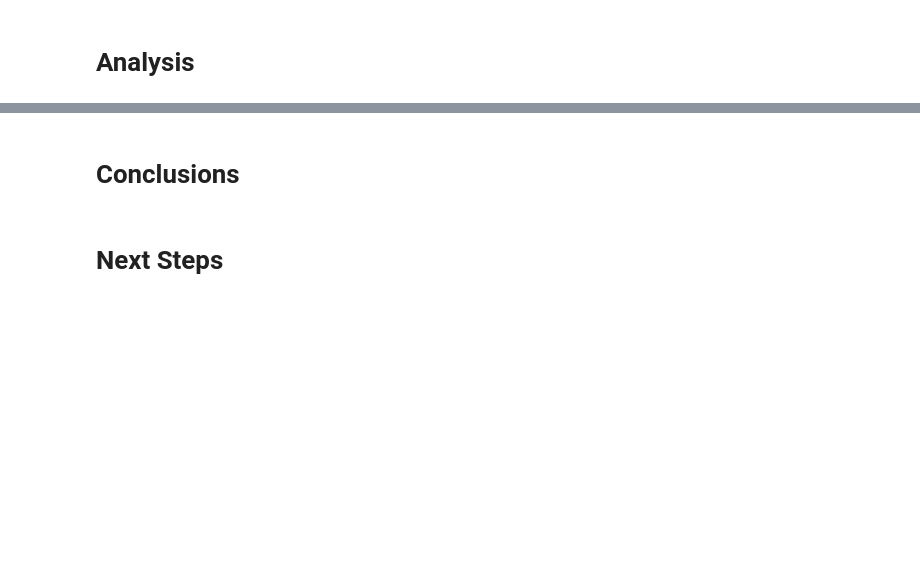
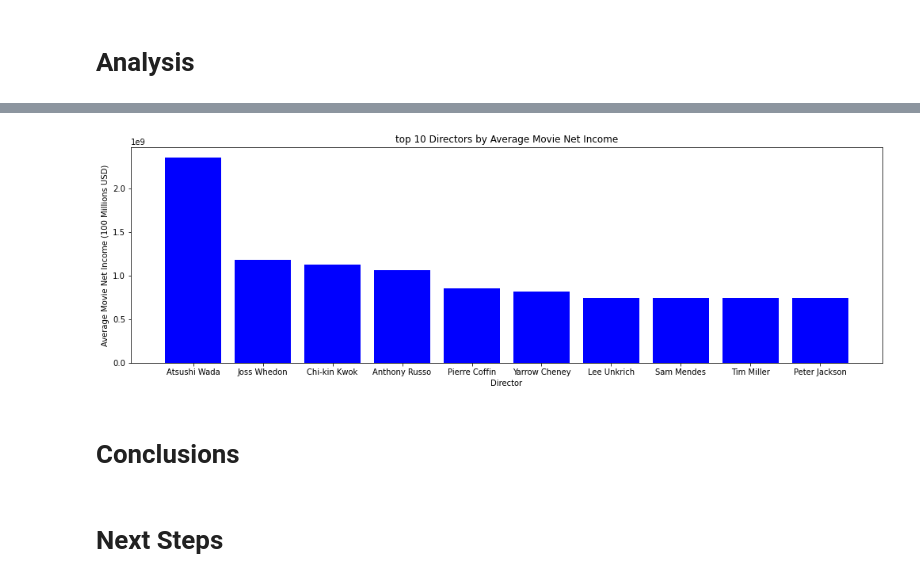
Before and after one commit to anita-camlic/Movie_Studio_Analysis, a Jupyter notebook: Movie Studio Analysis.ipynb, the cells around one changed output, grey strips where cells are left out. Cells and saved outputs as stored; diff of their text form; code cells hidden in the pictures; blank space fills up the shorter version.

```diff
--- a/Movie Studio Analysis.ipynb
+++ b/Movie Studio Analysis.ipynb
@@ -27,0 +279,14 @@ import matplotlib.pyplot as plt
+# %%
+# Here I am dropping all the rows in our dataframe where 'movie' is NAN
+directors_df = directors_df.dropna(subset=['movie'])
+
+# Here I am dropping all the duplicates
+directors_df = directors_df.drop_duplicates(subset='movie')
+
+#sanity checks
+#directors_df['movie'].value_counts()
+#directors_df['movie'].isnull().sum()
+# %%
+# Need to ensure that the directors are still alive
+# Dropping all rows where death_year != Nan
+directors_df = directors_df.loc[directors_df['death_year'].isna()]
@@ -27,0 +299,2 @@ import matplotlib.pyplot as plt
+# %%
+new_directors = directors_df.groupby(by=['primary_name'],as_index=False).mean()
@@ -27,0 +310,4 @@ import matplotlib.pyplot as plt
+# %%
+new_directors = new_directors.sort_values(by=['net_income'],ascending=False)
+new_directors = new_directors[:10]
+new_directors.head()
@@ -32,3 +421,11 @@ import matplotlib.pyplot as plt
+# %%
+fig,ax = plt.subplots(figsize=(17,5))
+ax.bar(new_directors['primary_name'],new_directors['net_income'],color='blue')
+ax.set_xlabel('Director')
+ax.set_ylabel('Average Movie Net Income (100 Millions USD)')
+ax.set_title('top 10 Directors by Average Movie Net Income');
+# %% [output]
+[figure, added]
 # %% [markdown]
 # Conclusions
 # %% [markdown]
```
Also changed, not shown: parts of 57 cells of this notebook, 1 other file.
